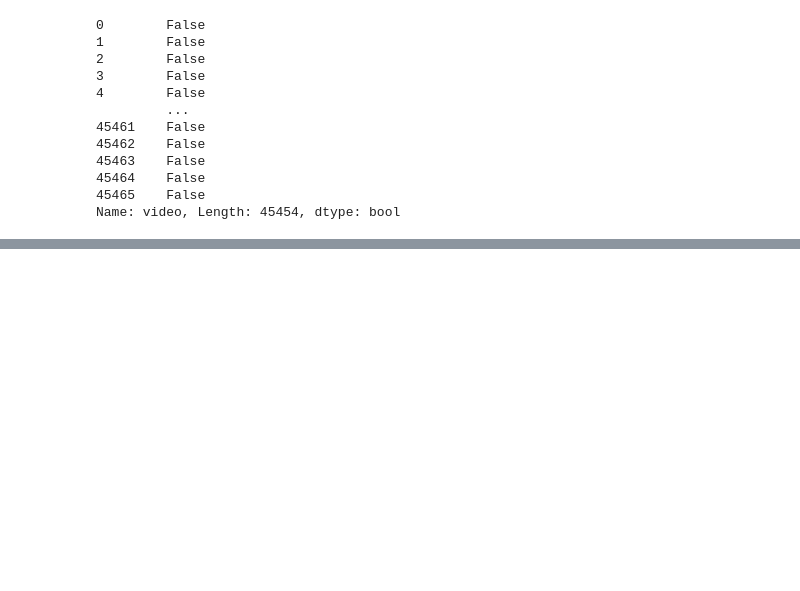
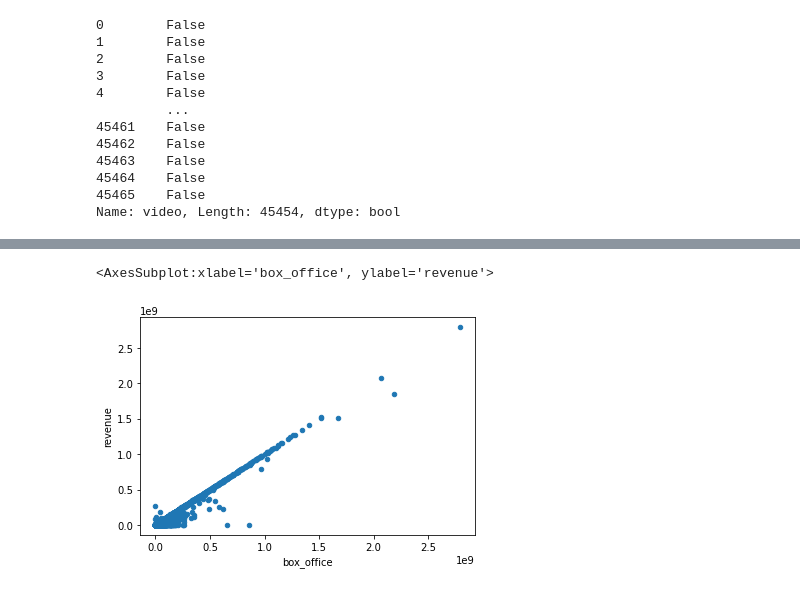
Before and after one commit to fa7i3/Movies-ETL, a Jupyter notebook: Mod_8_workbook.ipynb, the cells around one changed output, grey strips where cells are left out. Cells and saved outputs as stored; diff of their text form; code cells hidden in the pictures; blank space fills up the shorter version.

```diff
--- a/Mod_8_workbook.ipynb
+++ b/Mod_8_workbook.ipynb
@@ -1112,0 +1199,6 @@ Name: rating, dtype: float64
+# %%
+# box_office and revenue columns are numeric, make another scatter plot.
+movies_df.fillna(0).plot(x='box_office', y='revenue', kind='scatter')
+# %% [output]
+<AxesSubplot:xlabel='box_office', ylabel='revenue'>
+[figure, added]
```
Also changed, not shown: parts of 47 cells of this notebook.
